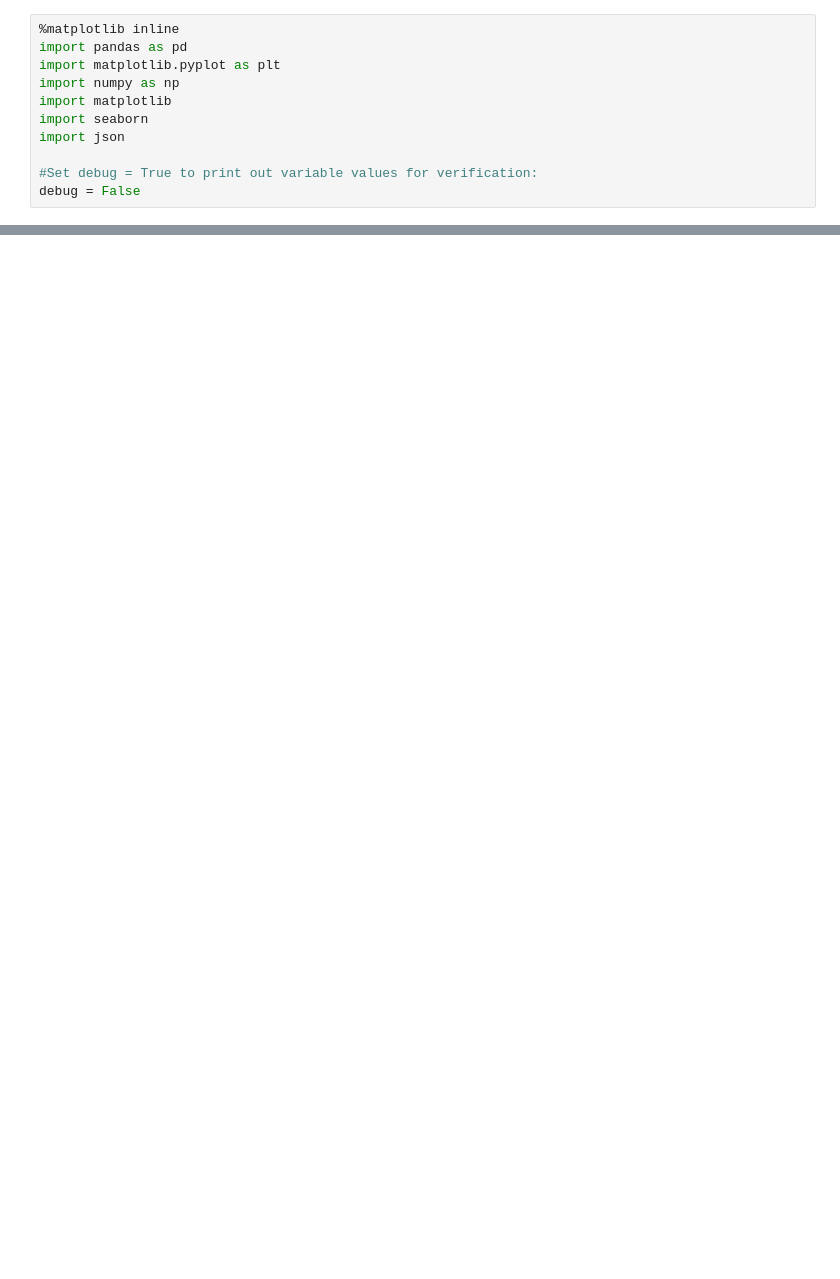
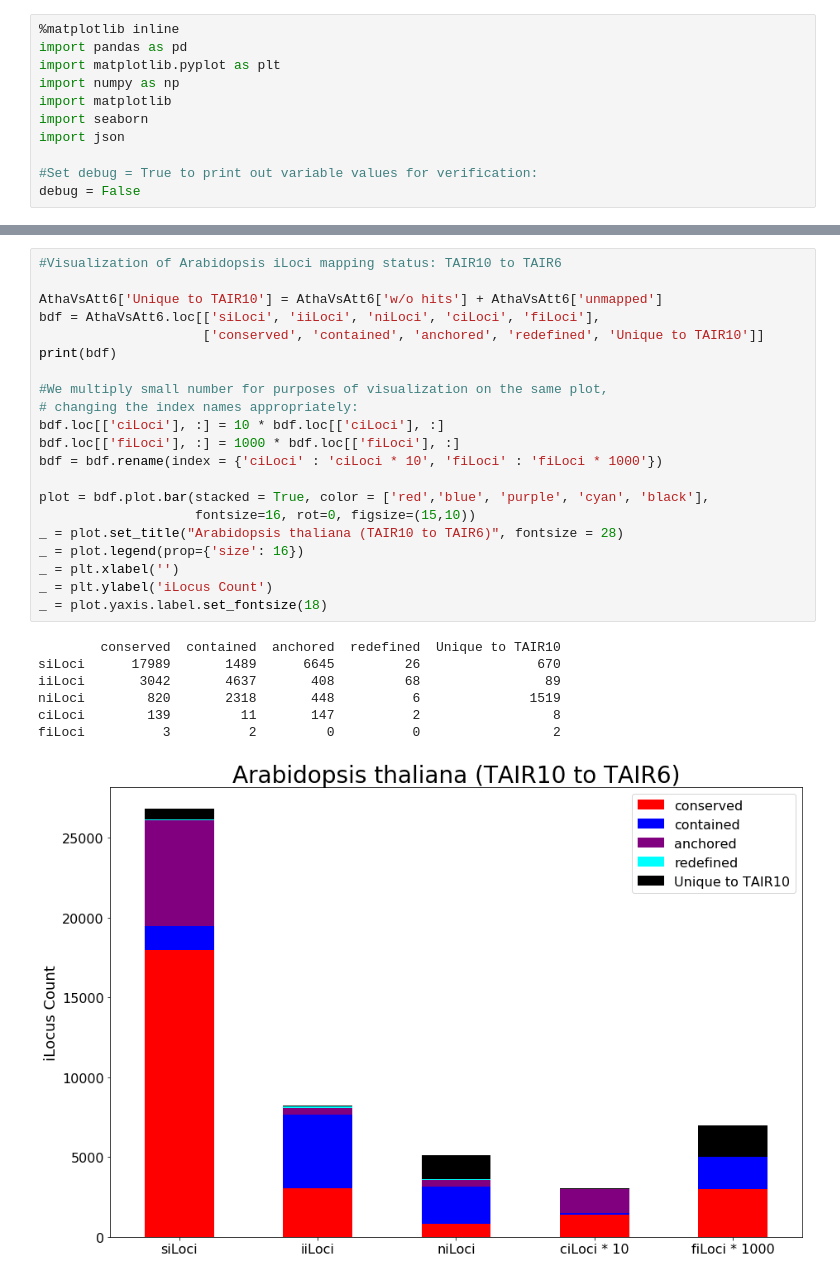
Before and after one commit to vpbrendel/iLoci_Lai2020, a Jupyter notebook: work/comparisons/make-F5-F6.ipynb, the cells around one changed output, grey strips where cells are left out. Saved outputs shown, nothing was run; the diff lists cells and outputs as text; blank space fills up the shorter version.

```diff
--- a/work/comparisons/make-F5-F6.ipynb
+++ b/work/comparisons/make-F5-F6.ipynb
@@ -213,0 +262,29 @@ data = [Atha_conserved['LogLength'], Atha_unique['LogLength'], At11_unique['LogL
+# %%
+#Visualization of Arabidopsis iLoci mapping status: TAIR10 to TAIR6
+
+AthaVsAtt6['Unique to TAIR10'] = AthaVsAtt6['w/o hits'] + AthaVsAtt6['unmapped']
+bdf = AthaVsAtt6.loc[['siLoci', 'iiLoci', 'niLoci', 'ciLoci', 'fiLoci'],
+                     ['conserved', 'contained', 'anchored', 'redefined', 'Unique to TAIR10']]
+print(bdf)
+
+#We multiply small number for purposes of visualization on the same plot,
+# changing the index names appropriately:
+bdf.loc[['ciLoci'], :] = 10 * bdf.loc[['ciLoci'], :]
+bdf.loc[['fiLoci'], :] = 1000 * bdf.loc[['fiLoci'], :]
+bdf = bdf.rename(index = {'ciLoci' : 'ciLoci * 10', 'fiLoci' : 'fiLoci * 1000'})
+
+plot = bdf.plot.bar(stacked = True, color = ['red','blue', 'purple', 'cyan', 'black'],
+                    fontsize=16, rot=0, figsize=(15,10))
+_ = plot.set_title("Arabidopsis thaliana (TAIR10 to TAIR6)", fontsize = 28)
+_ = plot.legend(prop={'size': 16})
+_ = plt.xlabel('')
+_ = plt.ylabel('iLocus Count')
+_ = plot.yaxis.label.set_fontsize(18)
+# %% [output]
+        conserved  contained  anchored  redefined  Unique to TAIR10
+siLoci      17989       1489      6645         26               670
+iiLoci       3042       4637       408         68                89
+niLoci        820       2318       448          6              1519
+ciLoci        139         11       147          2                 8
+fiLoci          3          2         0          0                 2
+[figure, added]
```
Also changed, not shown: parts of 24 cells of this notebook, 2 other files.
